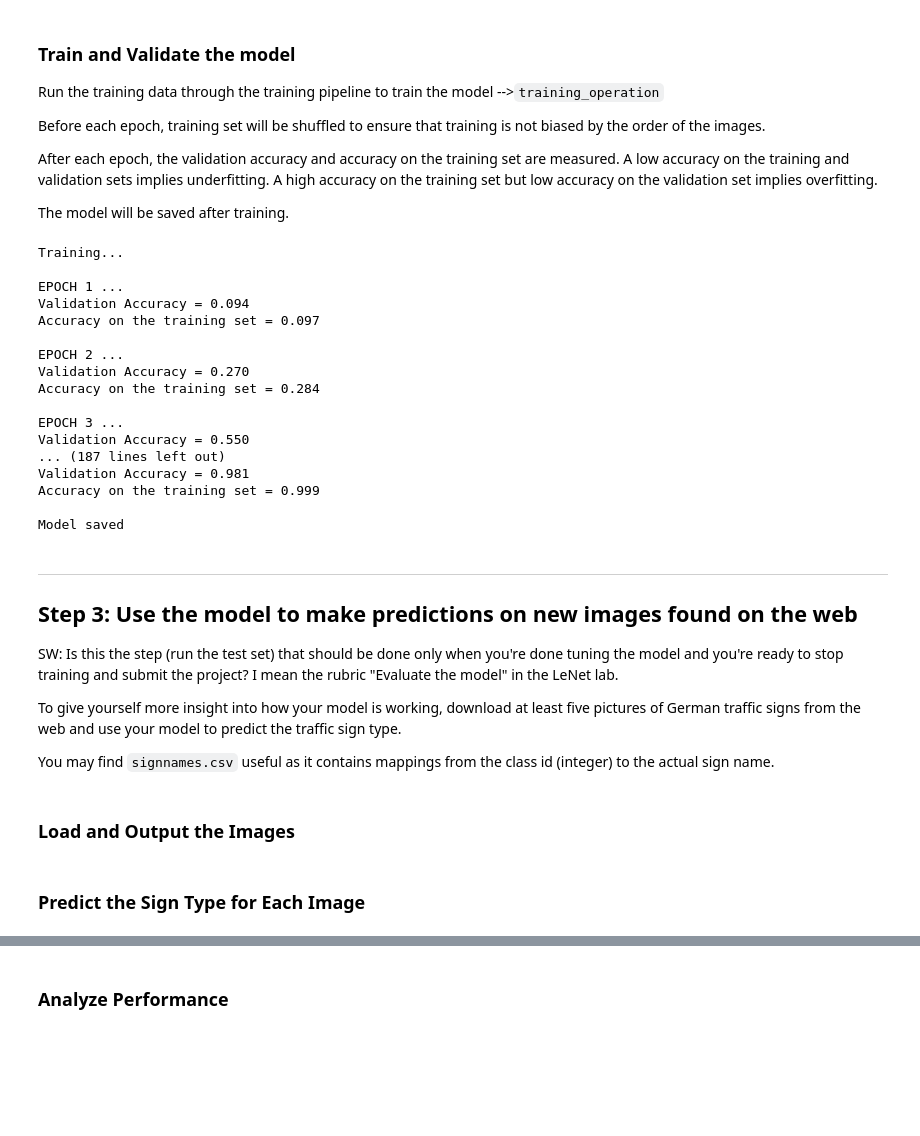
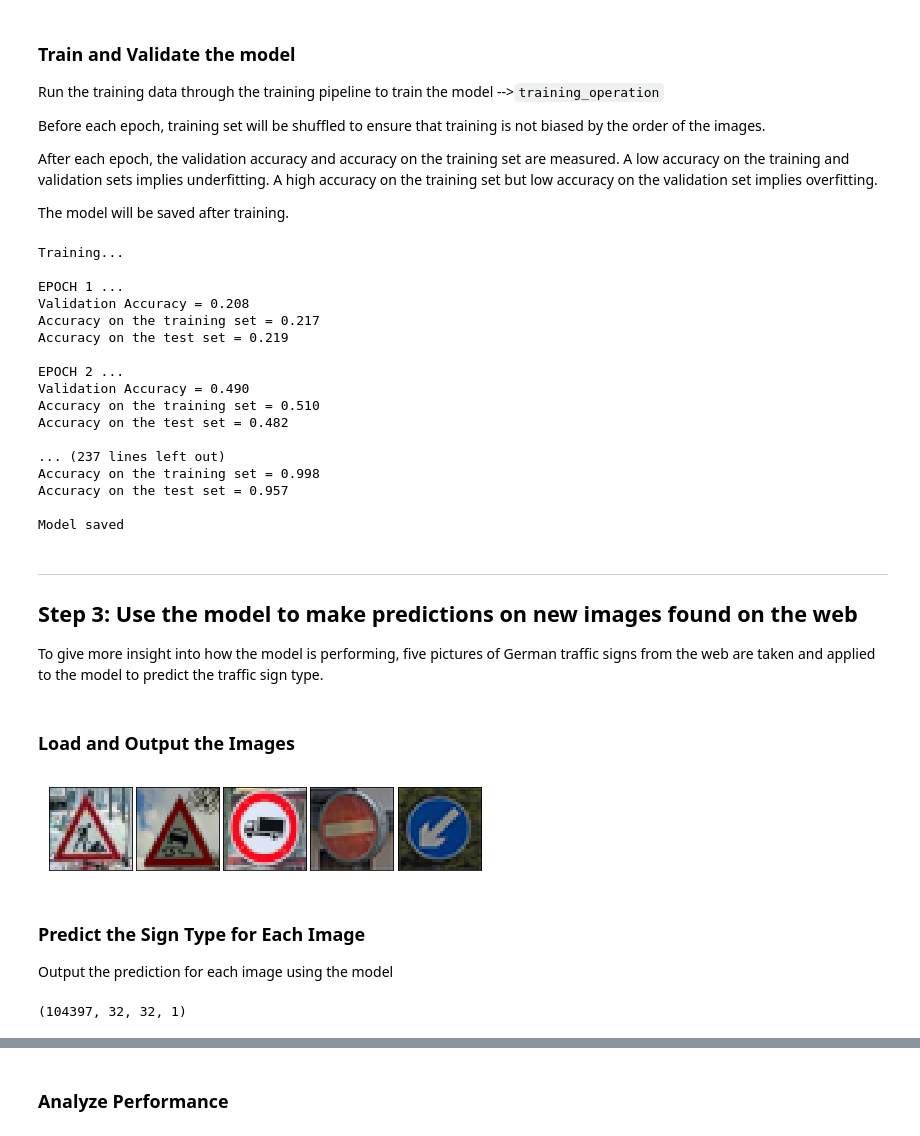
Before and after one commit to wolfgang-stefani/Traffic-Sign-Classifier, a Jupyter notebook: Traffic_Sign_Classifier.ipynb, the cells around one changed output, grey strips where cells are left out. Cells and saved outputs as stored; diff of their text form; code cells hidden in the pictures; blank space fills up the shorter version.

```diff
--- a/Traffic_Sign_Classifier.ipynb
+++ b/Traffic_Sign_Classifier.ipynb
@@ -477,9 +489,13 @@ with tf.Session() as sess:
         # also evaluate the model on training data to see if the model is over- or underfitted
         training_accuracy = evaluate(X_train, y_train)
 
+        # also evaluate the model on test data (different from validation data)
+        test_accuracy = evaluate(X_test, y_test)
+
         print("EPOCH {} ...".format(i+1))
         print("Validation Accuracy = {:.3f}".format(validation_accuracy))
         print("Accuracy on the training set = {:.3f}".format(training_accuracy))
+        print("Accuracy on the test set = {:.3f}".format(test_accuracy))
 
         print()
 
@@ -494,18 +510,18 @@ with tf.Session() as sess:
 Training...
 
 EPOCH 1 ...
-Validation Accuracy = 0.094
-Accuracy on the training set = 0.097
+Validation Accuracy = 0.208
+Accuracy on the training set = 0.217
+Accuracy on the test set = 0.219
 
 EPOCH 2 ...
-Validation Accuracy = 0.270
-Accuracy on the training set = 0.284
+Validation Accuracy = 0.490
+Accuracy on the training set = 0.510
+Accuracy on the test set = 0.482
 
-EPOCH 3 ...
-Validation Accuracy = 0.550
-... (187 lines left out)
-Validation Accuracy = 0.981
-Accuracy on the training set = 0.999
+... (237 lines left out)
+Accuracy on the training set = 0.998
+Accuracy on the test set = 0.957
 
 Model saved
 # %% [markdown]
@@ -513,10 +529,6 @@ Model saved
 
 ## Step 3: Use the model to make predictions on new images found on the web
 
-SW: Is this the step (run the test set) that should be done only when you're done tuning the model and you're ready to stop training and submit the project? I mean the rubric "Evaluate the model" in the LeNet lab.
-
-To give yourself more insight into how your model is working, download at least five pictures of German traffic signs from the web and use your model to predict the traffic sign type.
-
-You may find `signnames.csv` useful as it contains mappings from the class id (integer) to the actual sign name.
+To give more insight into how the model is performing, five pictures of German traffic signs from the web are taken and applied to the model to predict the traffic sign type.
 # %% [markdown]
 ### Load and Output the Images
@@ -525,0 +535,31 @@ You may find `signnames.csv` useful as it contains mappings from the class id (i
+# %%
+import os
+import glob
+
+# Load images from .png files to `X_custom` NumPy array
+X_custom = np.empty([0, 32, 32, 3], dtype = np.int32)
+
+# loading the images into a file list (no numpy array! only a list)
+additional_file_list = [f for f in glob.glob("examples/web/"+'*.png')]
+
+for i in range(len(additional_file_list)):
+    image = io.imread(os.getcwd() + '/examples/web/' + "example_{0:0>5}".format(i + 1) + '.png')
+    X_custom = np.append(X_custom, [image[:, :, :3]], axis = 0)
+
+# Provide labels of the captured images:
+y_custom = np.array([
+    25, # "example_00001"
+    23, # "example_00002"
+    16, # "example_00003"
+    17, # "example_00004"
+    39, # "example_00005"
+])
+
+fig = plt.figure()
+fig.subplots_adjust(left = 0, right = 1, bottom = 0, top = 1, hspace = 0.05, wspace = 0.05)
+for i in range(len(X_custom)):
+    axis = fig.add_subplot(1, len(additional_file_list), i + 1, xticks=[], yticks=[])
+    web_image = io.imread(os.getcwd() + '/examples/web/' + "example_{0:0>5}".format(i + 1) + '.png')
+    axis.imshow(web_image)
+# %% [output]
+[figure, added]
@@ -526,2 +584,3 @@ You may find `signnames.csv` useful as it contains mappings from the class id (i
 # %% [markdown]
 ### Predict the Sign Type for Each Image
+Output the prediction for each image using the model
@@ -531,0 +592,4 @@ You may find `signnames.csv` useful as it contains mappings from the class id (i
+# %%
+print(X_train.shape)
+# %% [output]
+(104397, 32, 32, 1)
```
Also changed, not shown: parts of 22 cells of this notebook, 6 other files.
